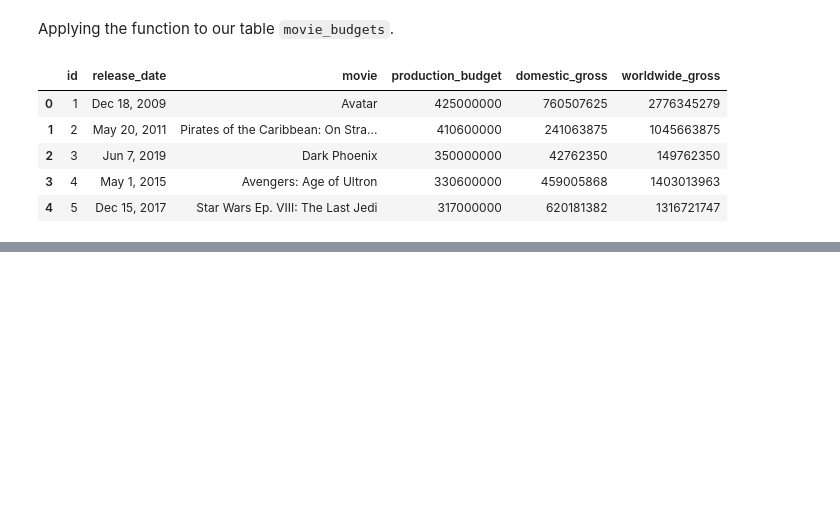
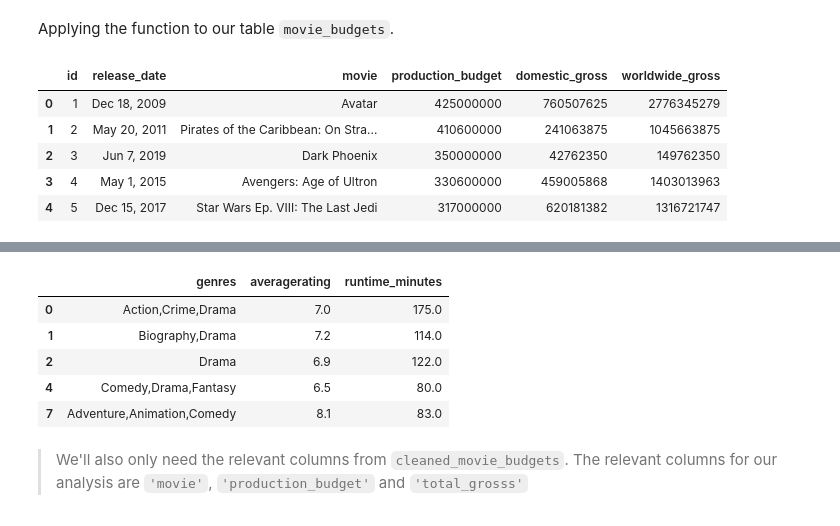
Before and after one commit to brandonbush2/Microsoft-Movie-Studio-Project, a Jupyter notebook: Microsoft Movie Studio .ipynb, the cells around one changed output, grey strips where cells are left out. Cells and saved outputs as stored; diff of their text form; code cells hidden in the pictures; blank space fills up the shorter version.

```diff
--- a/Microsoft Movie Studio .ipynb
+++ b/Microsoft Movie Studio .ipynb
@@ -554,0 +598,16 @@ cleaned_movie_budgets.head()
+# %%
+#filtering columns in movies_info
+relevant_columns = ['genres','averagerating','runtime_minutes']
+movies_info = movies_info.loc[:,relevant_columns]
+# %%
+#previewing the first 5 rows
+movies_info.head()
+# %% [output]
+|  | genres | averagerating | runtime_minutes |
+| 0 | Action,Crime,Drama | 7.0 | 175.0 |
+| 1 | Biography,Drama | 7.2 | 114.0 |
+| 2 | Drama | 6.9 | 122.0 |
+| 4 | Comedy,Drama,Fantasy | 6.5 | 80.0 |
+| 7 | Adventure,Animation,Comedy | 8.1 | 83.0 |
+# %% [markdown]
+> We'll also only need the relevant columns from `cleaned_movie_budgets`. The relevant columns for our analysis are `'movie'`, `'production_budget'` and `'total_grosss'`
```
Also changed, not shown: parts of 21 cells of this notebook.
